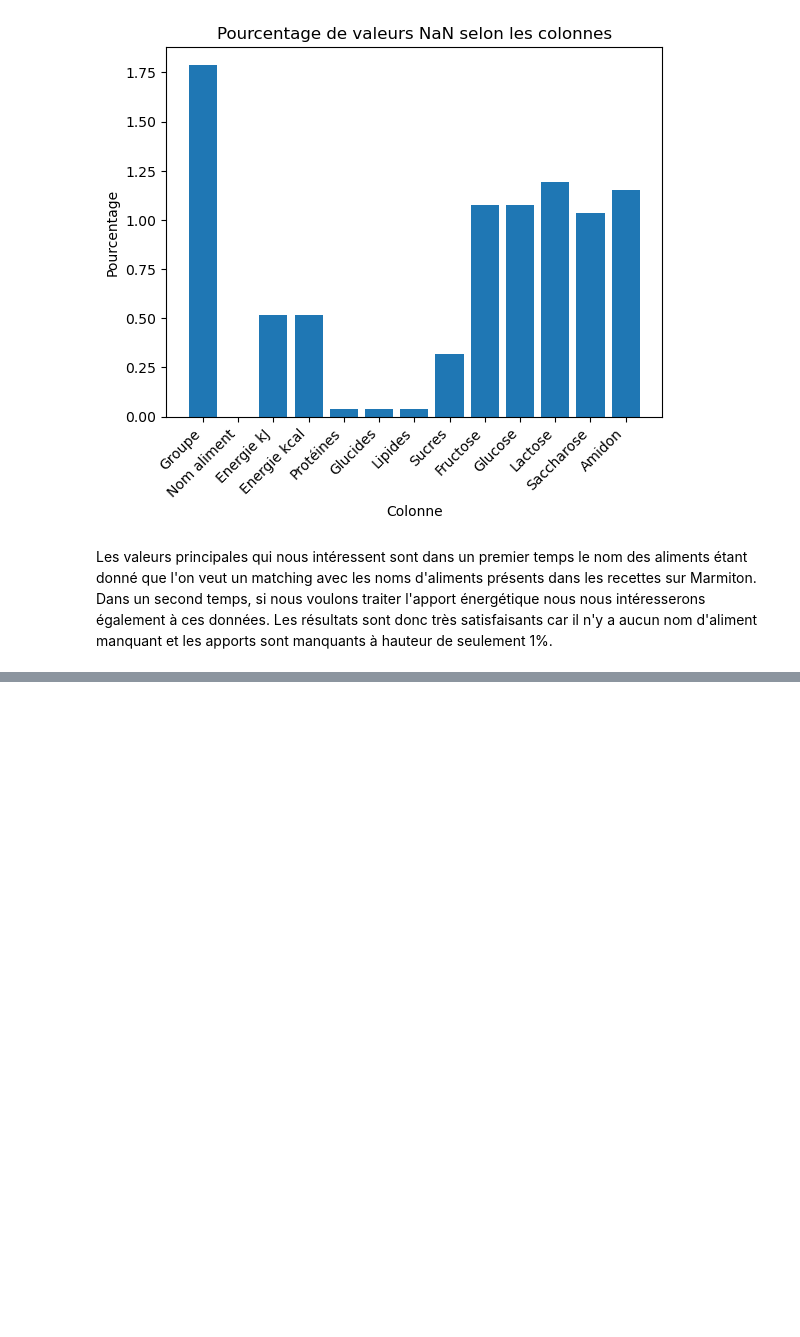
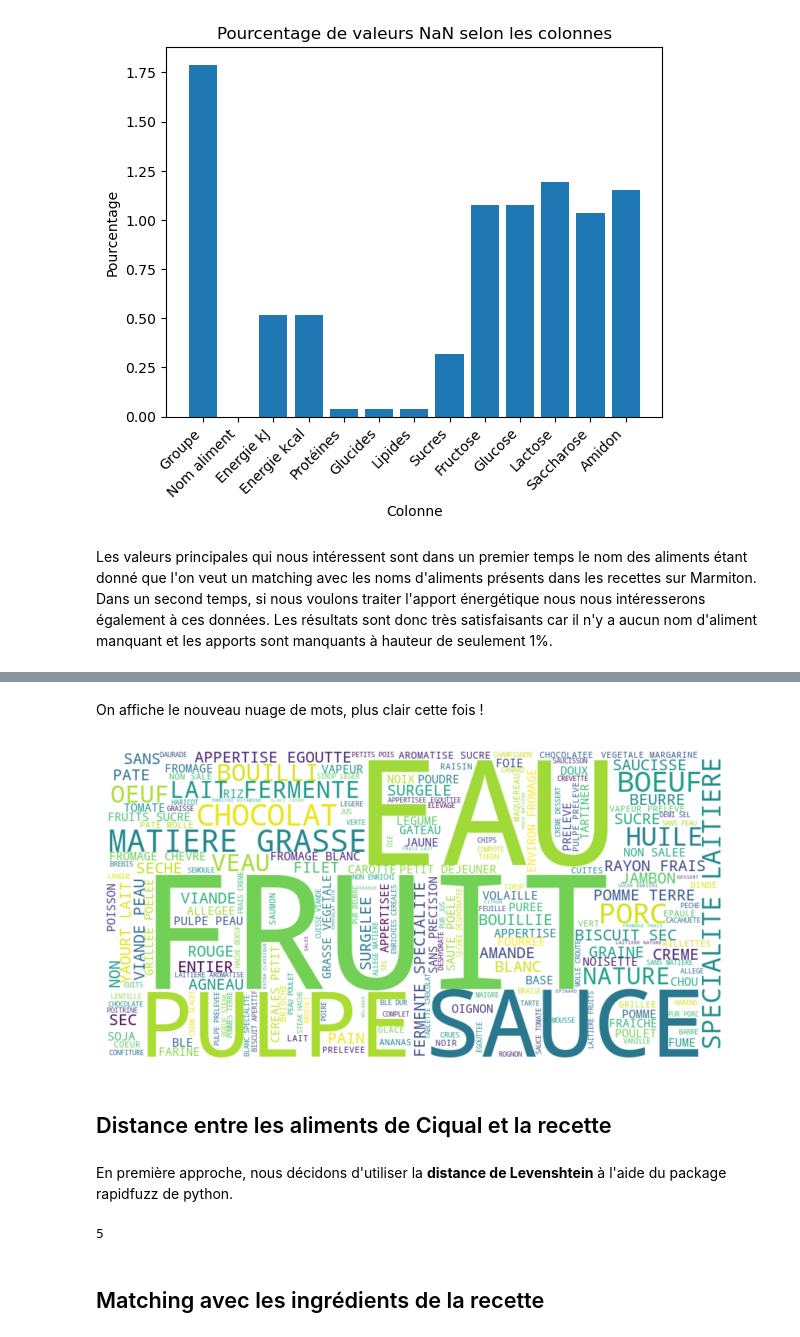
Before and after one commit to Emilecoding/Python-2A-Ensae, a Jupyter notebook: Projet python.ipynb, the cells around one changed output, grey strips where cells are left out. Drawn from its saved outputs; the diff is of its cells as text; code cells hidden in the pictures; blank space fills up the shorter version.

```diff
--- a/Projet python.ipynb
+++ b/Projet python.ipynb
@@ -109,0 +160,24 @@ Les résultats sont donc très satisfaisants car il n'y a aucun nom d'aliment ma
+# %%
+nltk.download('stopwords')
+nltk.download('punkt')
+
+def cleaning(s):
+    stop_words_spe = ['CRU','CRUE','ALIMENT','TOUT','TYPE','PREEMBALLE','PREEMBALLEE','PREEMBALLEES','MOYEN','CUIT',
+                      'CUITE','PETIT DEJEUNER','ROTI','ROTIE','FOUR','AU FOUR','KG','CL','G','L','MG','MARTINIQUE',
+                      'VITAMINES','MINERAUX'
+                     ]
+    stop_words_default = [s.upper() for s in stopwords.words('french')]
+    stop_words = set(stop_words_default + stop_words_spe)
+    s = unidecode(s)
+    s = s.upper()
+    s = sub("[^A-Z ]", " ", s)
+    mots = word_tokenize(s)
+    mots_filtres = [mot for mot in mots if mot not in stop_words]
+    #from nltk.stem.snowball import FrenchStemmer
+    #s = " ".join(FrenchStemmer().stem(s) for s in s.split())
+    return ' '.join(mots_filtres)
+
+
+# Apply the function to the column of ingredients' names
+data_ciqual["Nom clean"] = data_ciqual["Nom aliment"].apply(cleaning)
+#data_ciqual
@@ -109,0 +189,19 @@ Les résultats sont donc très satisfaisants car il n'y a aucun nom d'aliment ma
+# %% [markdown]
+On affiche le nouveau nuage de mots, plus clair cette fois !
+# %%
+concat_aliments = ' '.join(data_ciqual["Nom clean"])
+cloud = WordCloud(width=800, height=400, background_color='white').generate(concat_aliments)
+plt.figure(figsize=(8, 4))
+plt.imshow(cloud, interpolation='bilinear')
+plt.axis('off')
+plt.show()
+# %% [output]
+[figure, added]
+# %% [markdown]
+## Distance entre les aliments de Ciqual et la recette
+# %% [markdown]
+En première approche, nous décidons d'utiliser la **distance de Levenshtein** à l'aide du package rapidfuzz de python.
+# %%
+rapidfuzz.distance.Levenshtein.distance('sucre blanc','sucre roux', weights =(1,1,1))
+# %% [output]
+5
@@ -109,0 +214,2 @@ Les résultats sont donc très satisfaisants car il n'y a aucun nom d'aliment ma
+# %% [markdown]
+## Matching avec les ingrédients de la recette
```
Also changed, not shown: parts of 14 cells of this notebook.
